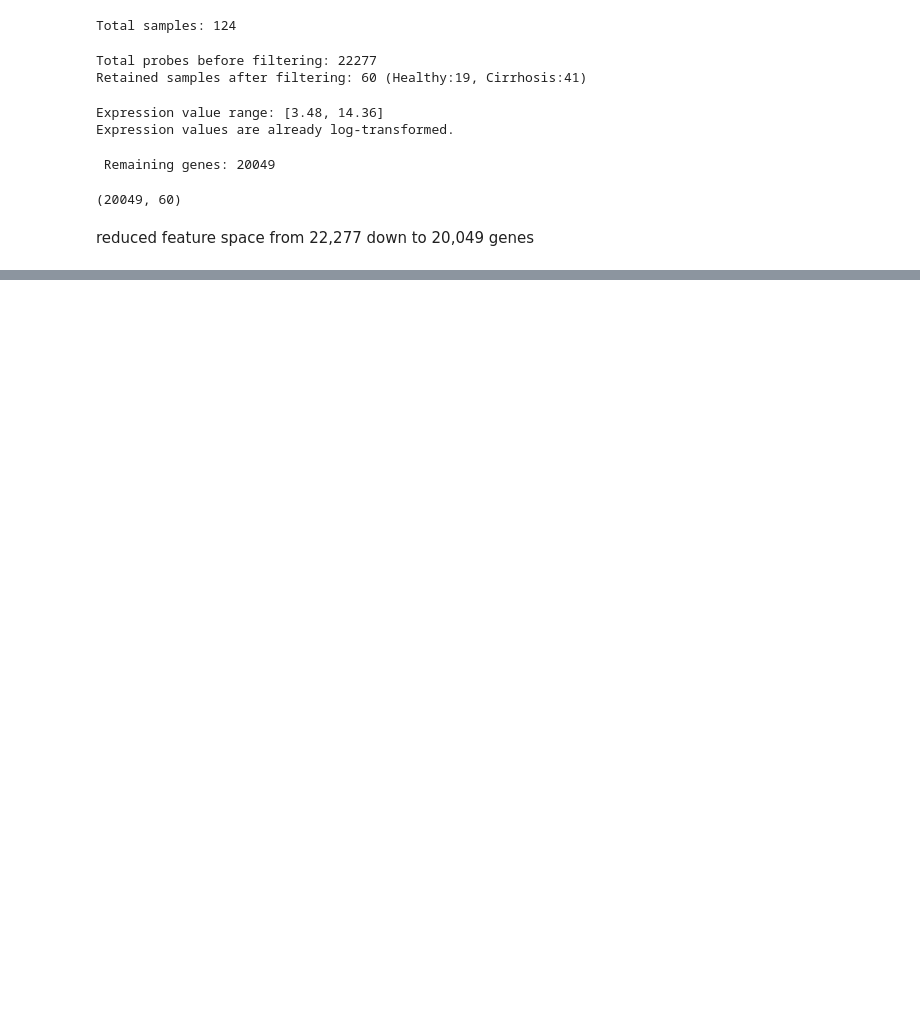
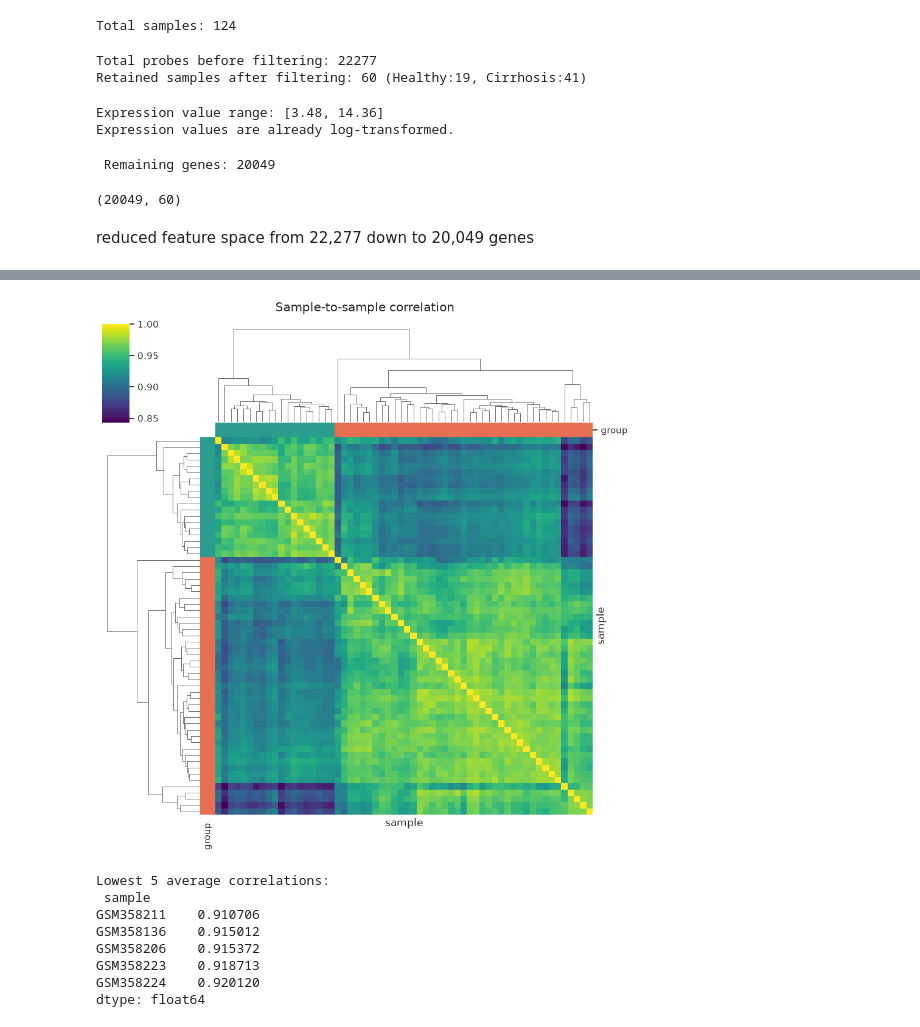
Before and after one commit to Jimmy-szn/cirrhosis-cyp-expression, a Jupyter notebook: notebooks/main.ipynb, the cells around one changed output, grey strips where cells are left out. Saved outputs shown, nothing was run; the diff lists cells and outputs as text; code cells hidden in the pictures; blank space fills up the shorter version.

```diff
--- a/notebooks/main.ipynb
+++ b/notebooks/main.ipynb
@@ -360,0 +527,21 @@ reduced feature space from 22,277 down to 20,049 genes
+# %%
+eda_corr = eda_expr.corr()
+eda_cc = eda_meta["group"].map(EDA_PAL)
+eda_cg = sns.clustermap(eda_corr, cmap="viridis", col_colors=eda_cc, row_colors=eda_cc,
+                        figsize=(9, 9), xticklabels=False, yticklabels=False)
+eda_cg.fig.suptitle("Sample-to-sample correlation", y=1.02)
+eda_cg.savefig(EDA_FIG / "eda3_sample_correlation.png", dpi=150)
+plt.show()
+
+eda_mean_corr = (eda_corr.sum() - 1) / (len(eda_corr) - 1)
+print("Lowest 5 average correlations:\n", eda_mean_corr.sort_values().head(5))
+# %% [output]
+[figure, added]
+Lowest 5 average correlations:
+ sample
+GSM358211    0.910706
+GSM358136    0.915012
+GSM358206    0.915372
+GSM358223    0.918713
+GSM358224    0.920120
+dtype: float64
```
Also changed, not shown: parts of 13 cells of this notebook, 6 other files.
